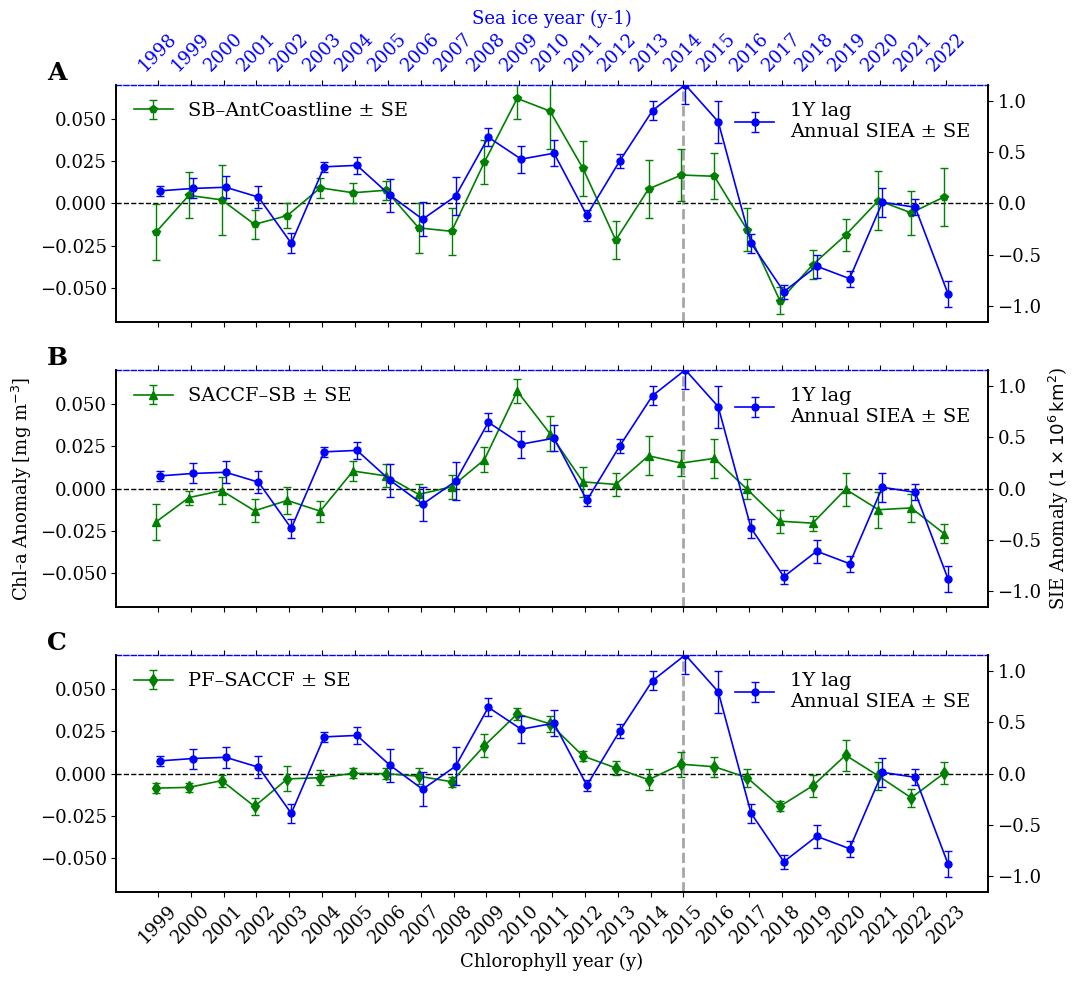
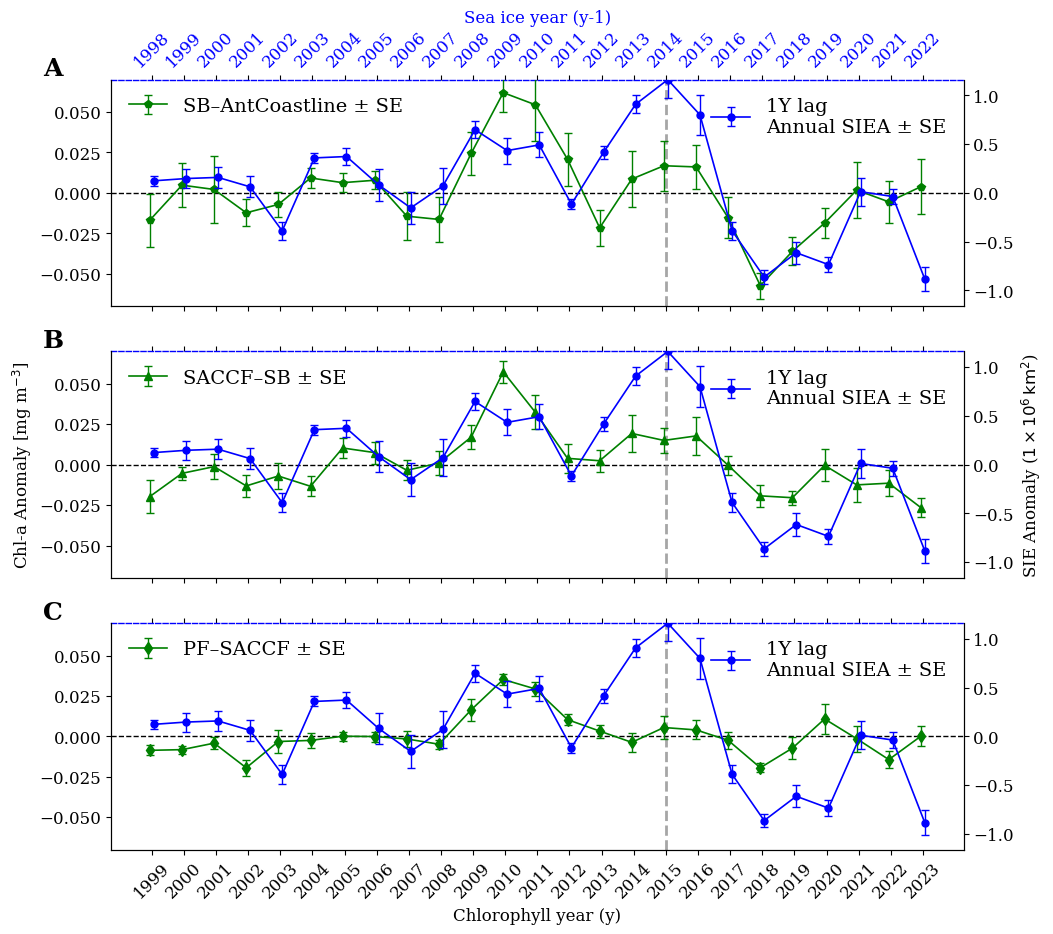
The notebook cell's code change between the first figure and the second:
--- before
+++ after
@@ -142,5 +142,6 @@
 # Final label
 axes[-1].set_xlabel('Chlorophyll year (y)')
-
+plt.savefig("/A04/so_data/ubuntu/Chapter_2/Figures_GRL/Figure_3.png", dpi=300, bbox_inches='tight')
+plt.show()
 plt.tight_layout()
 plt.show()

Commit: update